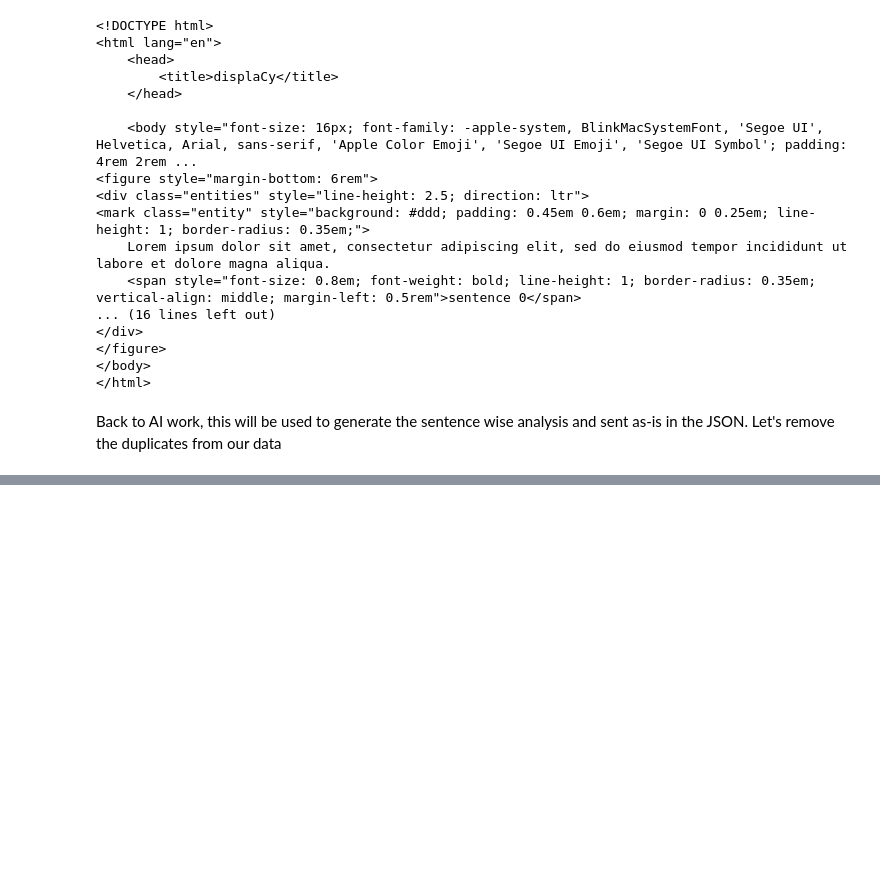
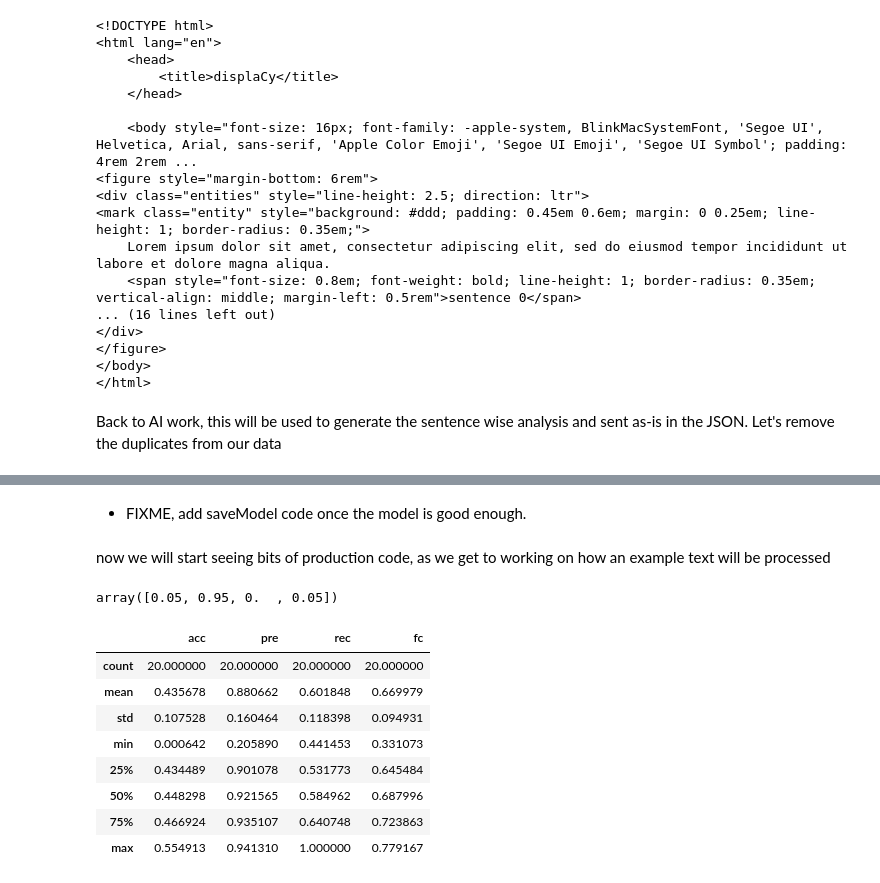
Before and after one commit to 7Zenox/talewind, a Jupyter notebook: AI/NewModelExperimentation.ipynb, the cells around one changed output, grey strips where cells are left out. Saved outputs shown, nothing was run; the diff lists cells and outputs as text; code cells hidden in the pictures; blank space fills up the shorter version.

```diff
--- a/AI/NewModelExperimentation.ipynb
+++ b/AI/NewModelExperimentation.ipynb
@@ -275,0 +315,4 @@ sample_dataset.head()
+# %%
+X = model.encode(sample_dataset['Sentence'])
+y = sample_dataset.iloc[:, 1:]
+X.shape, y.shape
@@ -275,0 +361,11 @@ sample_dataset.head()
+# %%
+bias_model = Sequential()
+bias_model.add(Input((384)))
+bias_model.add(Dense(384, activation='relu'))
+bias_model.add(Dropout(0.1))
+bias_model.add(Dense(128, activation='relu'))
+bias_model.add(Dropout(0.1))
+bias_model.add(Dense(32, activation='relu'))
+bias_model.add(Dense(7, activation='softmax'))
+bias_model.compile(optimizer='Adam', loss='binary_crossentropy', metrics=['accuracy', 'Precision', 'Recall'])
+bias_model.summary()
@@ -275,0 +390,5 @@ sample_dataset.head()
+# %%
+%reload_ext tensorboard
+log_dir = "logs/fit/" + datetime.datetime.now().strftime("%Y%m%d-%H%M%S")
+tensorboard_callback = tf.keras.callbacks.TensorBoard(log_dir=log_dir, histogram_freq=1)
+history = bias_model.fit(X, y, epochs=50, batch_size=1, shuffle=True, callbacks=[tensorboard_callback])
@@ -275,0 +421,2 @@ sample_dataset.head()
+# %% [markdown]
+- FIXME, add saveModel code once the model is good enough.
@@ -275,0 +425,2 @@ sample_dataset.head()
+# %% [markdown]
+now we will start seeing bits of production code, as we get to working on how an example text will be processed
@@ -275,0 +435,25 @@ sample_dataset.head()
+# %%
+values = np.arange(0, 1, 0.02)
+scores = np.empty((0, 4))
+for i in values:
+    THRESHOLD = i
+    binary_pred = (bias_model.predict(X, verbose=False) >= THRESHOLD).astype(int)
+    acc = accuracy_score(y, binary_pred)
+    pre, rec, fc, _ = precision_recall_fscore_support(y, binary_pred)
+    scores = np.vstack((scores, [acc, pre.mean(), rec.mean(), fc.mean()]))
+values[scores.argmax(axis=0)]
+# %% [output]
+array([0.05, 0.95, 0.  , 0.05])
+# %%
+metrics_df = pd.DataFrame(scores, columns=['acc', 'pre', 'rec', 'fc'])
+metrics_df.describe()
+# %% [output]
+|  | acc | pre | rec | fc |
+| count | 20.000000 | 20.000000 | 20.000000 | 20.000000 |
+| mean | 0.435678 | 0.880662 | 0.601848 | 0.669979 |
+| std | 0.107528 | 0.160464 | 0.118398 | 0.094931 |
+| min | 0.000642 | 0.205890 | 0.441453 | 0.331073 |
+| 25% | 0.434489 | 0.901078 | 0.531773 | 0.645484 |
+| 50% | 0.448298 | 0.921565 | 0.584962 | 0.687996 |
+| 75% | 0.466924 | 0.935107 | 0.640748 | 0.723863 |
+| max | 0.554913 | 0.941310 | 1.000000 | 0.779167 |
```
Also changed, not shown: parts of 17 cells of this notebook, 11 other files.
